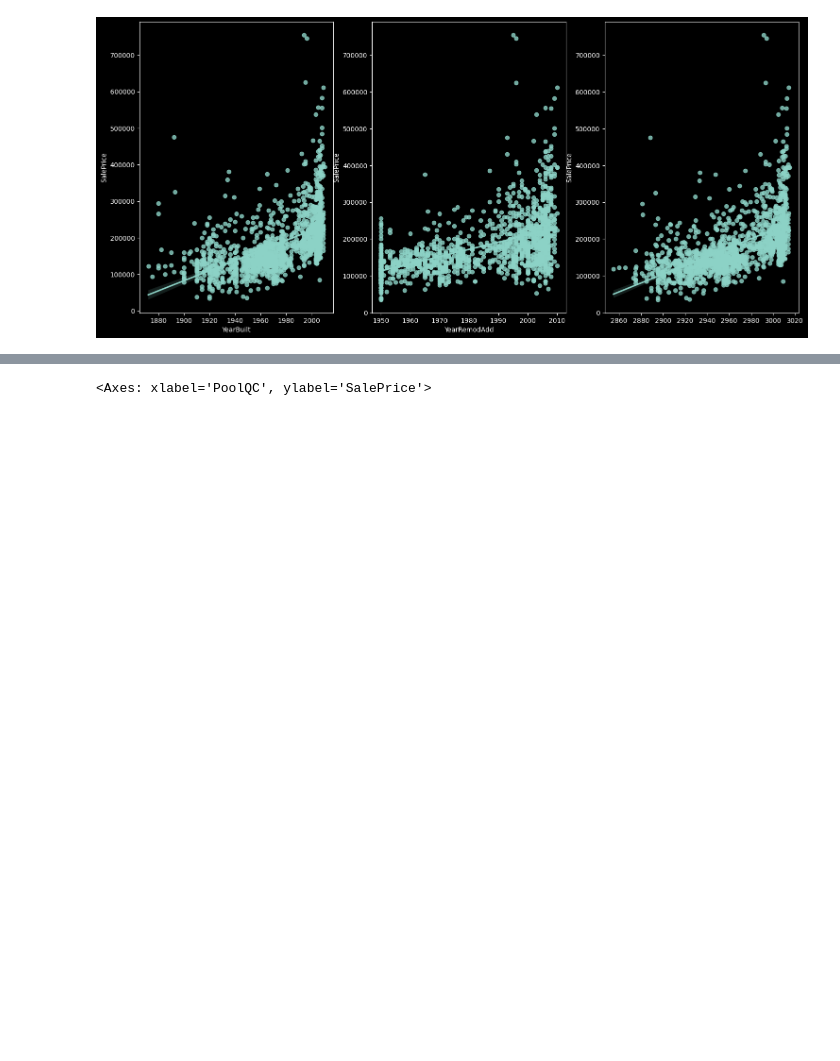
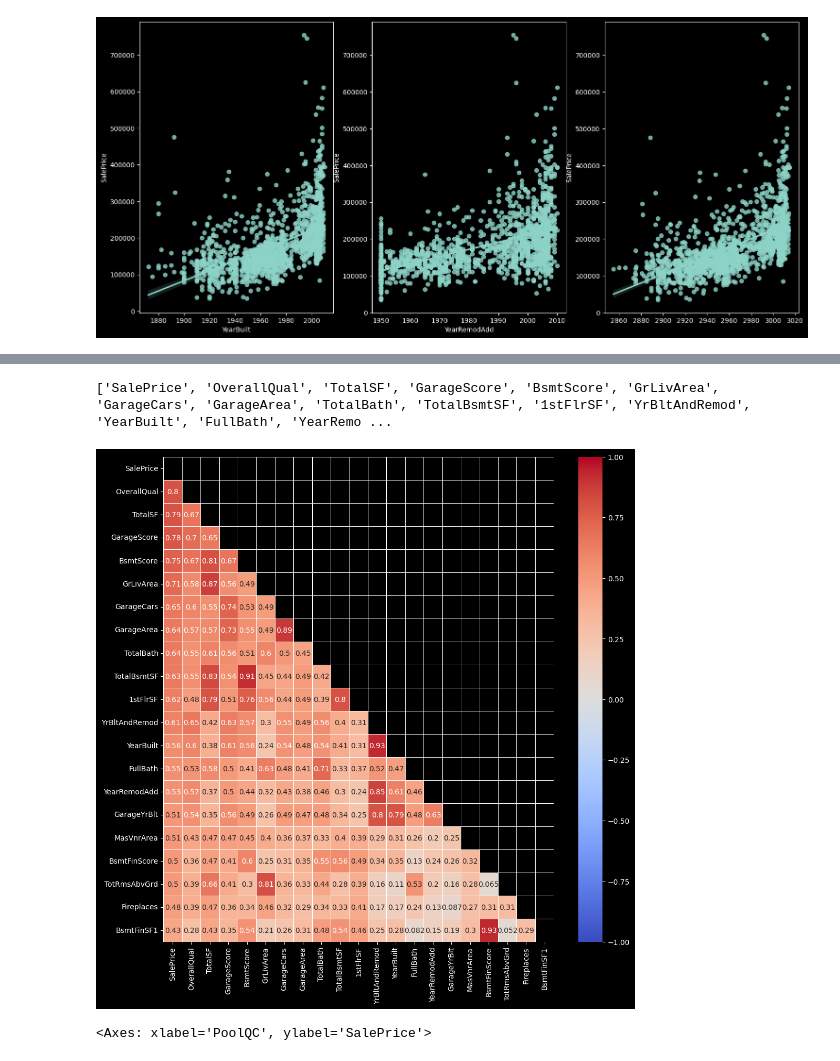
Before and after one commit to kinzinzz/Real_estate_Price_Prediction, a Jupyter notebook: 부동산_가격_예측.ipynb, the cells around one changed output, grey strips where cells are left out. Drawn from its saved outputs; the diff is of its cells as text; code cells hidden in the pictures; blank space fills up the shorter version.

```diff
--- a/부동산_가격_예측.ipynb
+++ b/부동산_가격_예측.ipynb
@@ -540,0 +535,4 @@ all_data['GarageScore']=Garage['GarageScore']
+# %%
+# 상관계수 중 target 변수인 SalePrice 열(col)만 가져오기
+all_data_corr_y = pd.DataFrame(all_df_num['SalePrice'].sort_values(ascending=False))
+all_data_corr_y
@@ -541,3 +557,16 @@ all_data['GarageScore']=Garage['GarageScore']
+# %%
+# corr 0.4 초과 데이터
+n_features = list(all_data_corr_y[abs(all_data_corr_y['SalePrice']) > 0.4].index)
+print(n_features)
+# %% [output]
+['SalePrice', 'OverallQual', 'TotalSF', 'GarageScore', 'BsmtScore', 'GrLivArea', 'GarageCars', 'GarageArea', 'TotalBath', 'TotalBsmtSF', '1stFlrSF', 'YrBltAndRemod', 'YearBuilt', 'FullBath', 'YearRemo ...
+# %%
+# ▶ corr() 활용, numerical value 상관관계 확인
+fig = plt.figure(figsize=(12,12))
+df_num = all_data[n_features].corr()
+sns.heatmap(df_num, vmin = -1, vmax = +1, annot = True, cmap = 'coolwarm', linewidths=.5, mask=np.triu(df_num.corr()));
+# %% [output]
+[figure, added]
 # %%
 # 수영장 있는 집 확인
 figure, (ax1, ax2) = plt.subplots(nrows=1, ncols=2)
```
Also changed, not shown: parts of 36 cells of this notebook, 1 other file.
